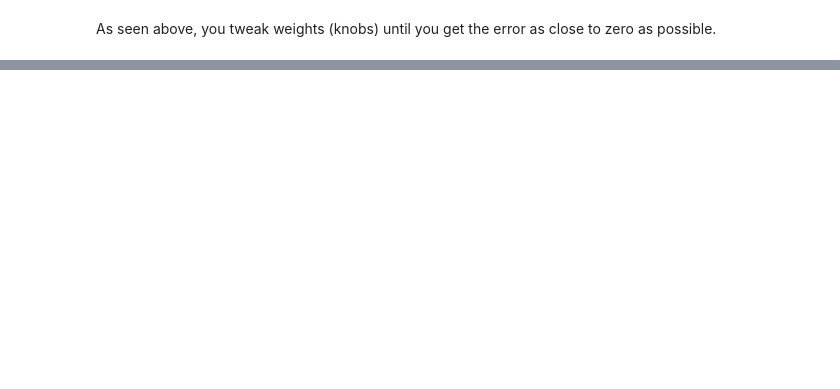
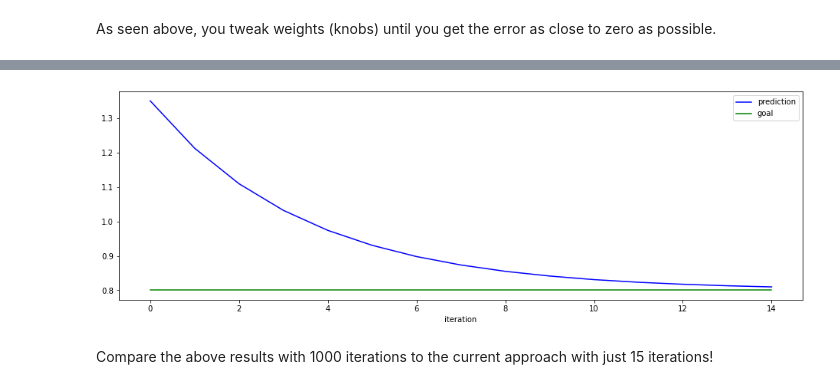
Before and after one commit to specbug/deeplearning, a Jupyter notebook: GrokkingDeepLearning/main.ipynb, the cells around one changed output, grey strips where cells are left out. Cells and saved outputs as stored; diff of their text form; code cells hidden in the pictures; blank space fills up the shorter version.

```diff
--- a/GrokkingDeepLearning/main.ipynb
+++ b/GrokkingDeepLearning/main.ipynb
@@ -237,0 +280,11 @@ plt.show()
+# %%
+fig, ax = plt.subplots(1, figsize=(16, 5))
+ax.plot(np.sqrt(np.array(error_history)) + goal, c='b')
+ax.plot([goal]*iterations, c='g')
+plt.legend(['prediction', 'goal'])
+plt.xlabel('iteration')
+plt.show()
+# %% [output]
+[figure, added]
+# %% [markdown]
+Compare the above results with 1000 iterations to the current approach with just 15 iterations!
```
Also changed, not shown: parts of 12 cells of this notebook.
